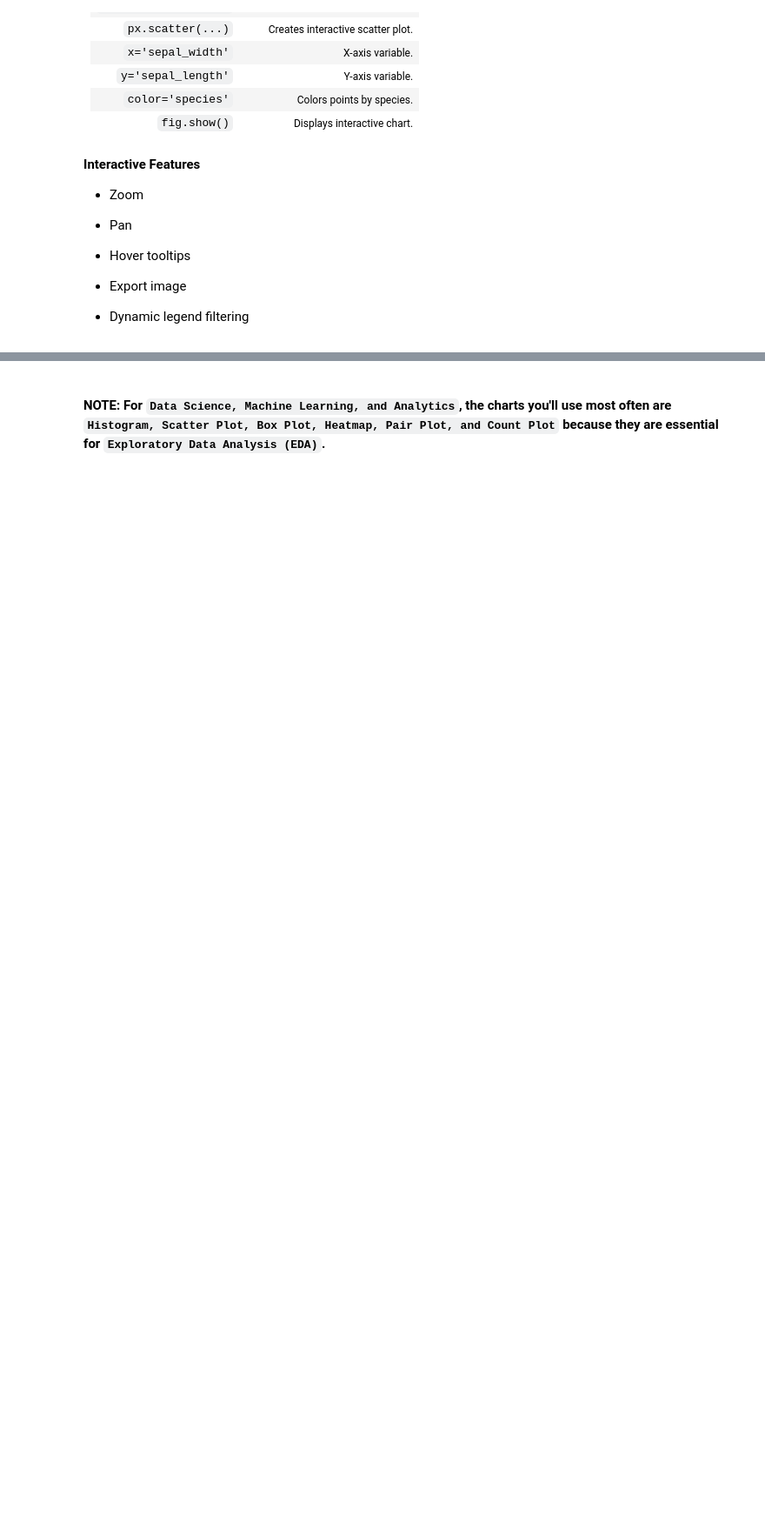
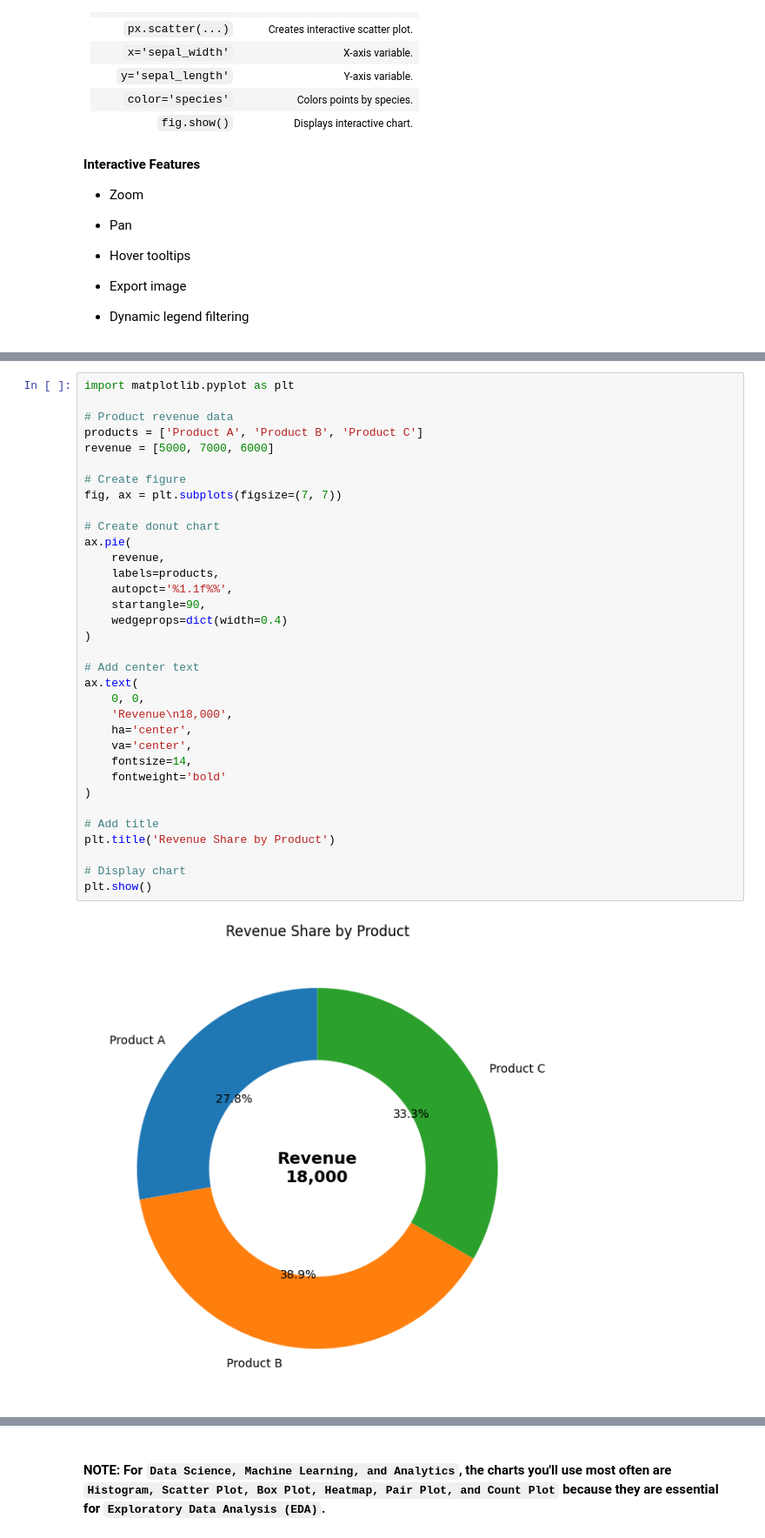
Before and after one commit to prodigy234/Complete_Data_Science_Full_Course, a Jupyter notebook: PYTHON/Python Data Visualization/1.Visualization.ipynb, the cells around one changed output, grey strips where cells are left out. Shown at 87% size. Cells and saved outputs as stored; diff of their text form; blank space fills up the shorter version.

```diff
--- a/PYTHON/Python Data Visualization/visualization.ipynb
+++ b/PYTHON/Python Data Visualization/1.Visualization.ipynb
@@ -504,0 +619,36 @@ fig.show()
+# %%
+import matplotlib.pyplot as plt
+
+# Product revenue data
+products = ['Product A', 'Product B', 'Product C']
+revenue = [5000, 7000, 6000]
+
+# Create figure
+fig, ax = plt.subplots(figsize=(7, 7))
+
+# Create donut chart
+ax.pie(
+    revenue,
+    labels=products,
+    autopct='%1.1f%%',
+    startangle=90,
+    wedgeprops=dict(width=0.4)
+)
+
+# Add center text
+ax.text(
+    0, 0,
+    'Revenue\n18,000',
+    ha='center',
+    va='center',
+    fontsize=14,
+    fontweight='bold'
+)
+
+# Add title
+plt.title('Revenue Share by Product')
+
+# Display chart
+plt.show()
+# %% [output]
+[figure, added]
```
Also changed, not shown: parts of 12 cells of this notebook, 31 other files.
